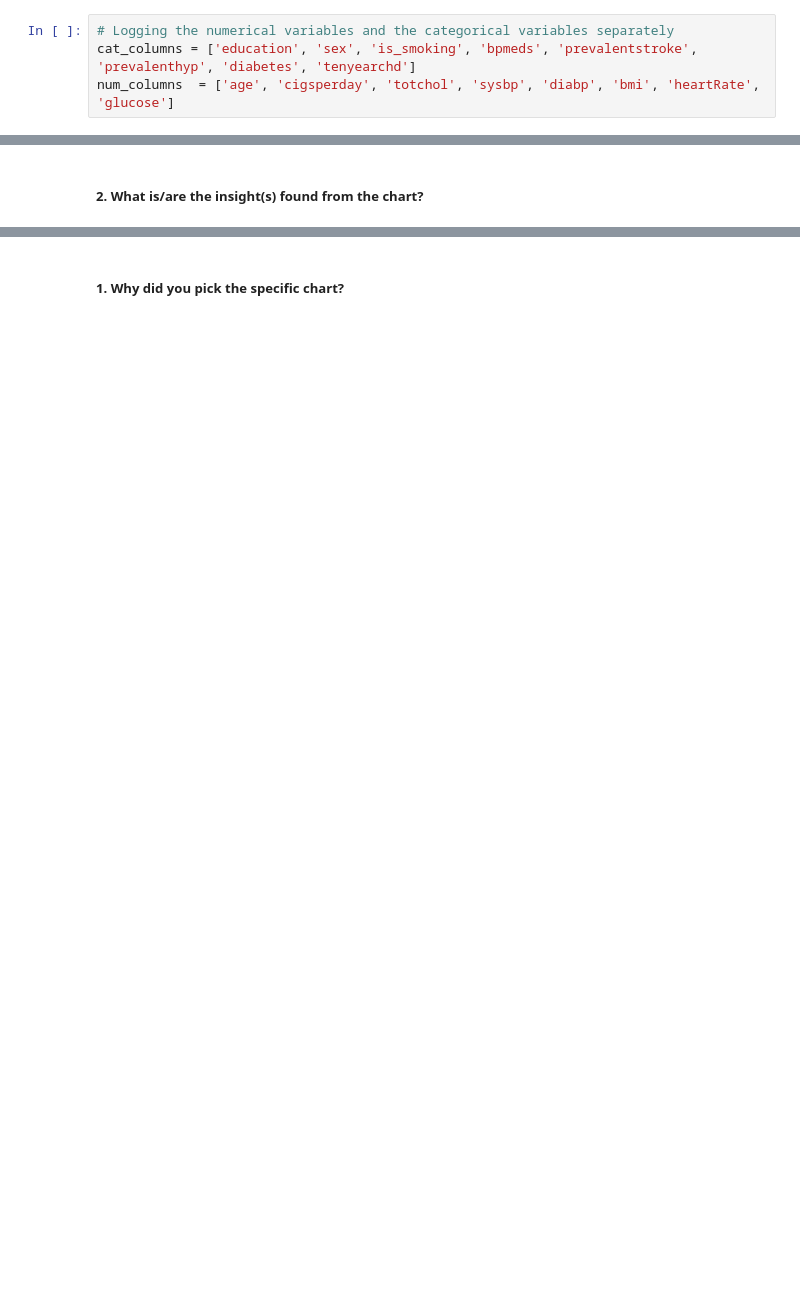
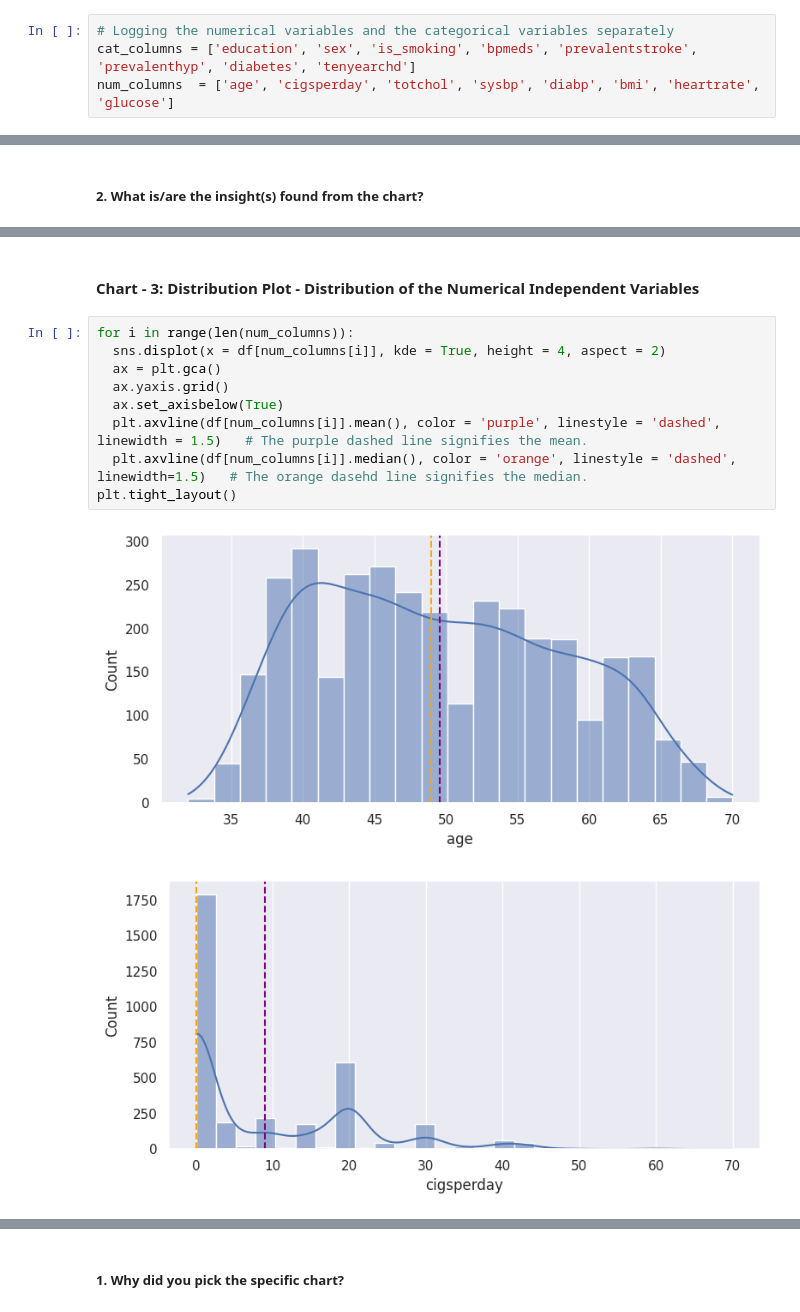
Before and after one commit to dipankarsahu1000/Cardiovascular-Risk-Prediction, a Jupyter notebook: Cardiovascular_Risk_Prediction.ipynb, the cells around one changed output, grey strips where cells are left out. Saved outputs shown, nothing was run; the diff lists cells and outputs as text; blank space fills up the shorter version.

```diff
--- a/Cardiovascular_Risk_Prediction.ipynb
+++ b/Cardiovascular_Risk_Prediction.ipynb
@@ -300,7 +300,7 @@ Index(['id', 'age', 'education', 'sex', 'is_smoking', 'cigsperday', 'bpmeds',
 # %%
 # Logging the numerical variables and the categorical variables separately
 cat_columns = ['education', 'sex', 'is_smoking', 'bpmeds', 'prevalentstroke', 'prevalenthyp', 'diabetes', 'tenyearchd']
-num_columns  = ['age', 'cigsperday', 'totchol', 'sysbp', 'diabp', 'bmi', 'heartRate', 'glucose']
+num_columns  = ['age', 'cigsperday', 'totchol', 'sysbp', 'diabp', 'bmi', 'heartrate', 'glucose']
 # %% [markdown]
 ###**ii. Taking care of the null values**
 # %%
@@ -510,0 +541,14 @@ Answer Here
+# %% [markdown]
+#### Chart - 3: Distribution Plot - Distribution of the Numerical Independent Variables
+# %%
+for i in range(len(num_columns)):
+  sns.displot(x = df[num_columns[i]], kde = True, height = 4, aspect = 2)
+  ax = plt.gca()
+  ax.yaxis.grid()
+  ax.set_axisbelow(True)
+  plt.axvline(df[num_columns[i]].mean(), color = 'purple', linestyle = 'dashed', linewidth = 1.5)   # The purple dashed line signifies the mean.
+  plt.axvline(df[num_columns[i]].median(), color = 'orange', linestyle = 'dashed', linewidth=1.5)   # The orange dasehd line signifies the median.
+plt.tight_layout()
+# %% [output]
+[figure, added]
+[figure, added]
```
Also changed, not shown: parts of 124 cells of this notebook.
